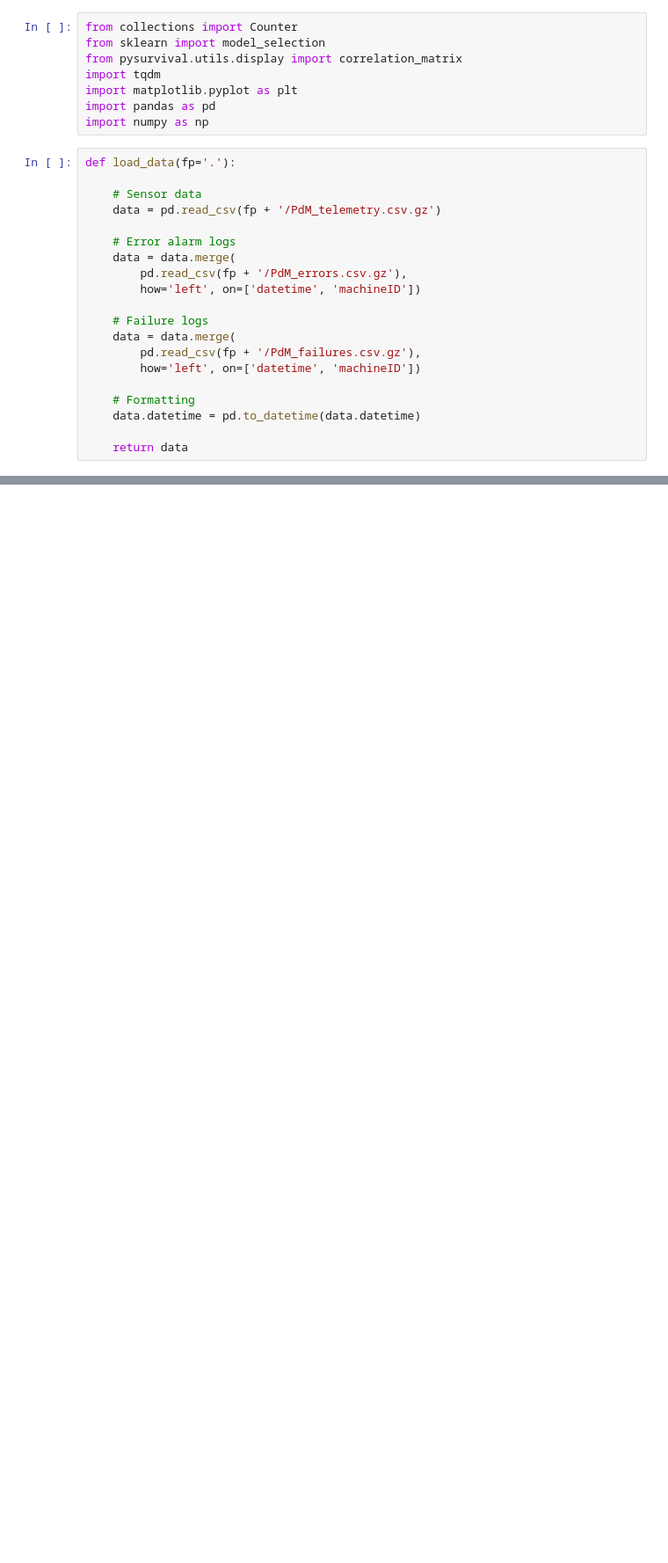
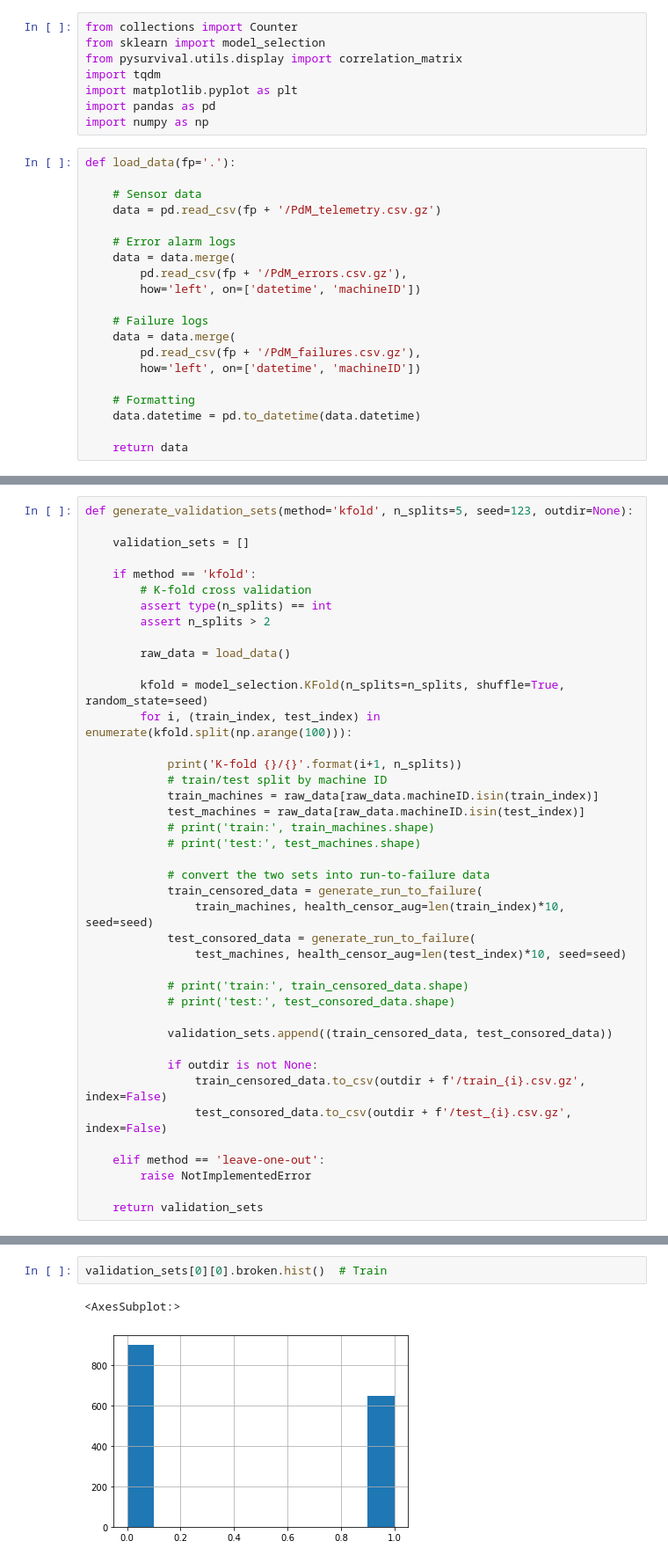
Before and after one commit to kokikwbt/predictive-maintenance, a Jupyter notebook: datasets/mapm/view_data.ipynb, the cells around one changed output, grey strips where cells are left out. Shown: that part at 88% size. Saved outputs shown, nothing was run; the diff lists cells and outputs as text; blank space fills up the shorter version.

```diff
--- a/datasets/mapm/view_data.ipynb
+++ b/datasets/mapm/view_data.ipynb
@@ -308,0 +178,41 @@ validation_sets = load_validation_sets()
+# %%
+def generate_validation_sets(method='kfold', n_splits=5, seed=123, outdir=None):
+
+    validation_sets = []
+
+    if method == 'kfold':
+        # K-fold cross validation
+        assert type(n_splits) == int
+        assert n_splits > 2
+
+        raw_data = load_data()
+
+        kfold = model_selection.KFold(n_splits=n_splits, shuffle=True, random_state=seed)
+        for i, (train_index, test_index) in enumerate(kfold.split(np.arange(100))):
+
+            print('K-fold {}/{}'.format(i+1, n_splits))
+            # train/test split by machine ID
+            train_machines = raw_data[raw_data.machineID.isin(train_index)]
+            test_machines = raw_data[raw_data.machineID.isin(test_index)]
+            # print('train:', train_machines.shape)
+            # print('test:', test_machines.shape)
+
+            # convert the two sets into run-to-failure data
+            train_censored_data = generate_run_to_failure(
+                train_machines, health_censor_aug=len(train_index)*10, seed=seed)
+            test_consored_data = generate_run_to_failure(
+                test_machines, health_censor_aug=len(test_index)*10, seed=seed)
+
+            # print('train:', train_censored_data.shape)
+            # print('test:', test_consored_data.shape)
+
+            validation_sets.append((train_censored_data, test_consored_data))
+
+            if outdir is not None:
+                train_censored_data.to_csv(outdir + f'/train_{i}.csv.gz', index=False)
+                test_consored_data.to_csv(outdir + f'/test_{i}.csv.gz', index=False)
+
+    elif method == 'leave-one-out':
+        raise NotImplementedError
+
+    return validation_sets
@@ -324,0 +243,5 @@ validation_sets[0][1]
+# %%
+validation_sets[0][0].broken.hist()  # Train
+# %% [output]
+<AxesSubplot:>
+[figure, added]
```
Also changed, not shown: parts of 23 cells of this notebook, 4 other files.
